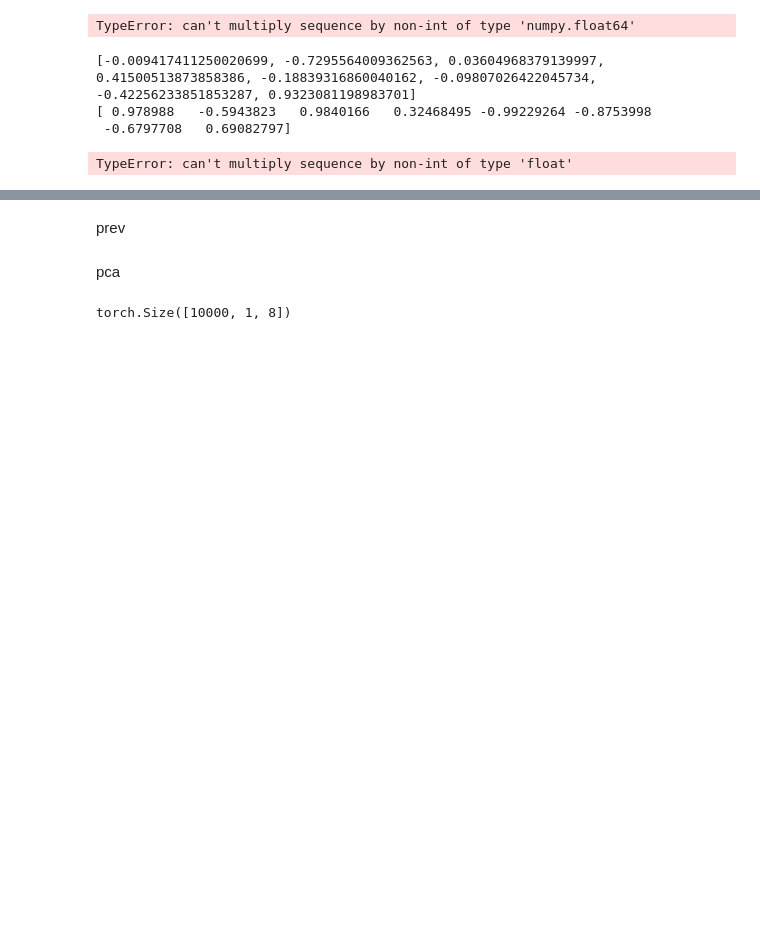
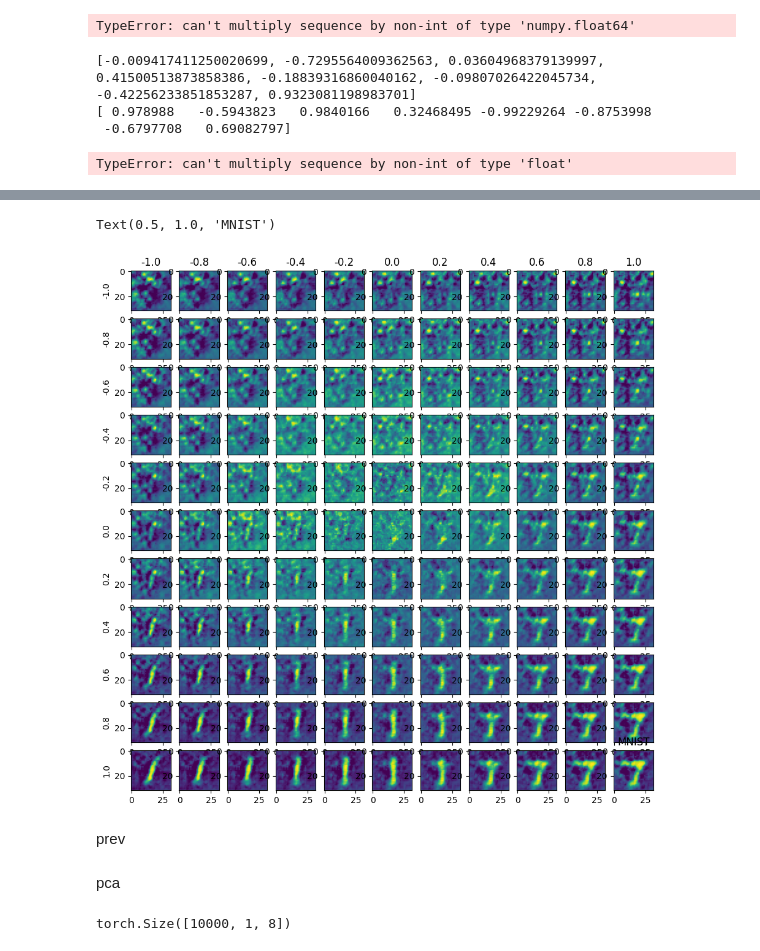
Before and after one commit to jleehun/ig_inversion, a Jupyter notebook: ig_pkg/bottleneck_ae/latent_baseline.ipynb, the cells around one changed output, grey strips where cells are left out. Saved outputs shown, nothing was run; the diff lists cells and outputs as text; code cells hidden in the pictures; blank space fills up the shorter version.

```diff
--- a/ig_pkg/bottleneck_ae/latent_baseline.ipynb
+++ b/ig_pkg/bottleneck_ae/latent_baseline.ipynb
@@ -136,3 +200,23 @@ TypeError: can't multiply sequence by non-int of type 'float'
+# %%
+MNIST_MEAN = [0.1307]
+MNIST_STD  = [0.3081]
+
+fig, axes = plt.subplots(11, 11, figsize = (11, 11))
+axes_flat = axes.flat
+
+for i in range(121):
+    ax = next(axes_flat)
+    ax.imshow(convert_to_img(new[i],MNIST_MEAN, MNIST_STD ))
+
+    if i % 11 : pass
+    else: ax.set_ylabel(round(a[i//11], 1))
+
+    if i < 11: ax.set_title(round(a[i%11], 1))
+    # if i > 120 - 11: ax.set_xlabel(round(a[i%11], 1))
+plt.title('MNIST')
+# %% [output]
+Text(0.5, 1.0, 'MNIST')
+[figure, added]
 # %% [markdown]
 prev
 # %%
```
Also changed, not shown: parts of 6 cells of this notebook, 2 other files.
